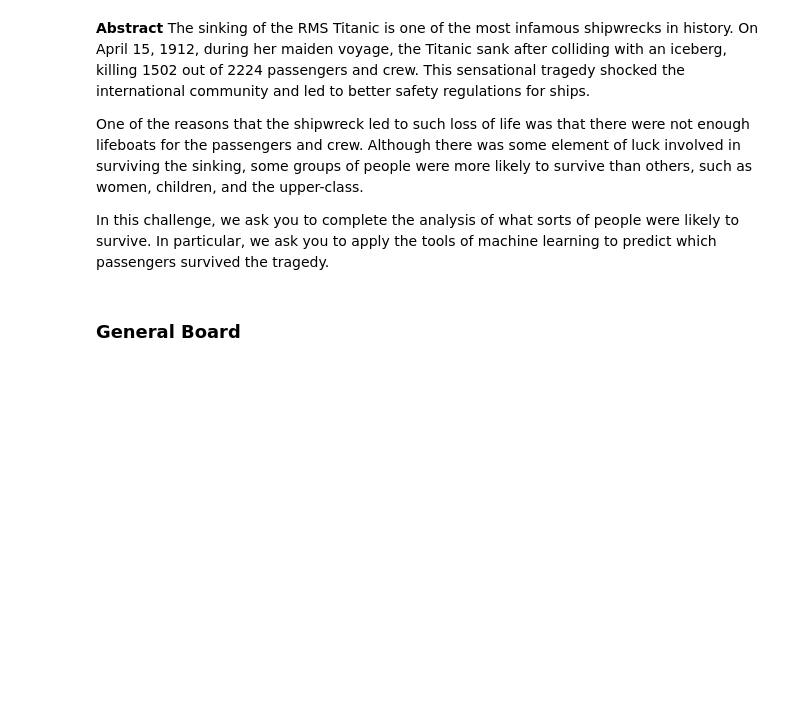
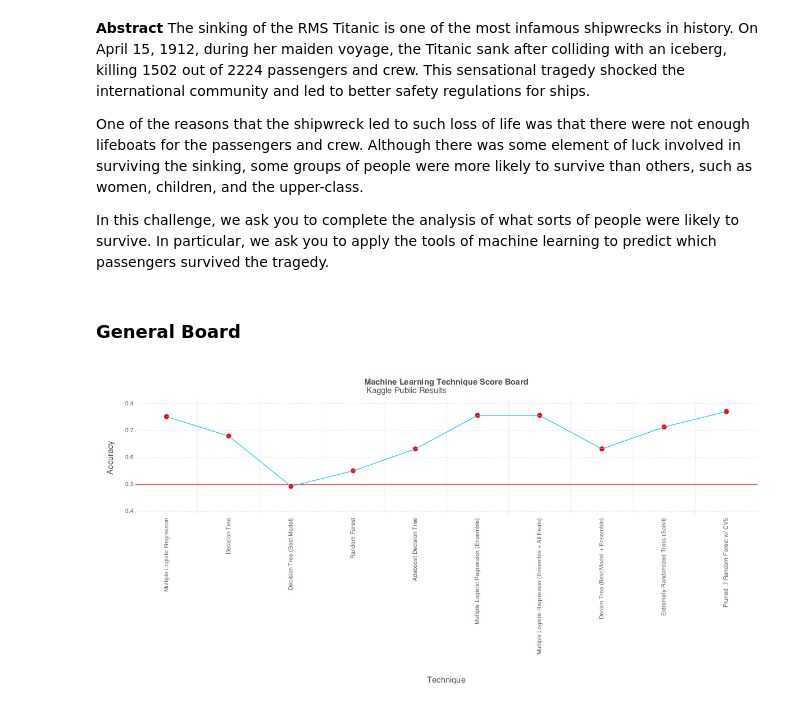
Before and after one commit to dmoliveira/My-Data-Science-Toolbox, a Jupyter notebook: Kaggle/titanic_machine_learning_from_disaster/Titanic Machine Learning From Disaster - Score Board (Updated).ipynb, the cells around one changed output. Drawn from its saved outputs; the diff is of its cells as text; code cells hidden in the pictures; blank space fills up the shorter version.

Commit message:
Improved overall results.

```diff
--- a/Kaggle/titanic_machine_learning_from_disaster/Titanic Machine Learning From Disaster - Score Board (Updated).ipynb
+++ b/Kaggle/titanic_machine_learning_from_disaster/Titanic Machine Learning From Disaster - Score Board (Updated).ipynb
@@ -10,6 +10,23 @@ In this challenge, we ask you to complete the analysis of what sorts of people w
 using Gadfly
 # %% [markdown]
 ### General Board
+# %%
+acc = [0.75120, 0.67943, 0.49282, 0.55024, 0.63158, 0.75598, 0.75598, 0.63158, 0.71292, 0.77033]
+mltech = ["Multiple Logistic Regression", "Decision Tree", "Decision Tree (Best Model)",
+          "Random Forest", "Adaboost Decision Tree", "Multiple Logistic Regression (Ensemble)",
+          "Multiple Logistic Regression (Ensemble + All Feats)",
+          "Decion Tree (Best Model + Ensemble)", "Extremely Randomized Tress (Scikit)",
+          "Pruned .7 Random Forest w/ CV5"
+    ]
+set_default_plot_size(1200px, 600px)
+plot(layer(x=mltech, y=acc, Geom.line),
+     layer(x=mltech, y=acc, Geom.point, Theme(default_color=colorant"red", default_point_size=5px)),
+     layer(yintercept=[.5], Geom.hline, Theme(default_color=colorant"red")),
+     Scale.x_discrete,
+     Guide.title("<b>Machine Learning Technique Score Board</b>\n Kaggle Public Results"),
+     Guide.xlabel("Technique"), Guide.ylabel("Accuracy"))
+# %% [output]
+[figure, added]
 # %% [markdown]
 Submission | Technique | Parameters | Features | Input Tech. | Training Results | Public Kaggle Results
 :---------:|:---------:|:----------:|:--------:|:-----------:|:----------------:|:--------------------:
```
Also changed, not shown: parts of 2 cells of this notebook, 8 other files.
